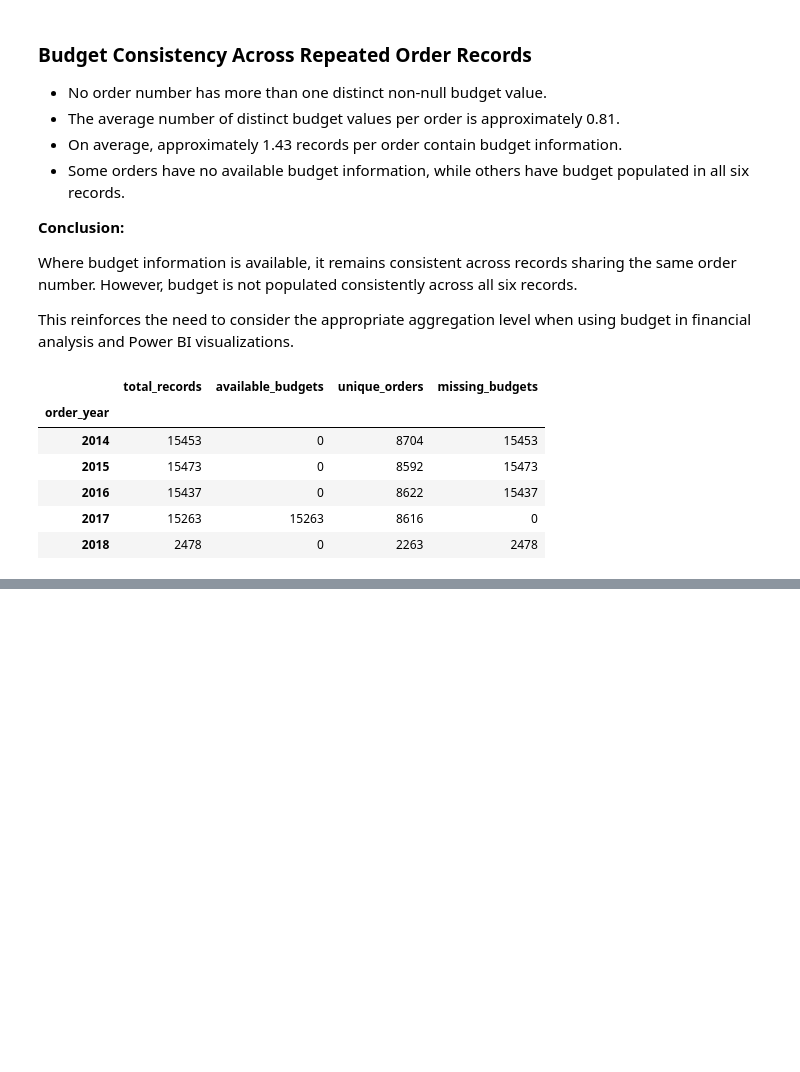
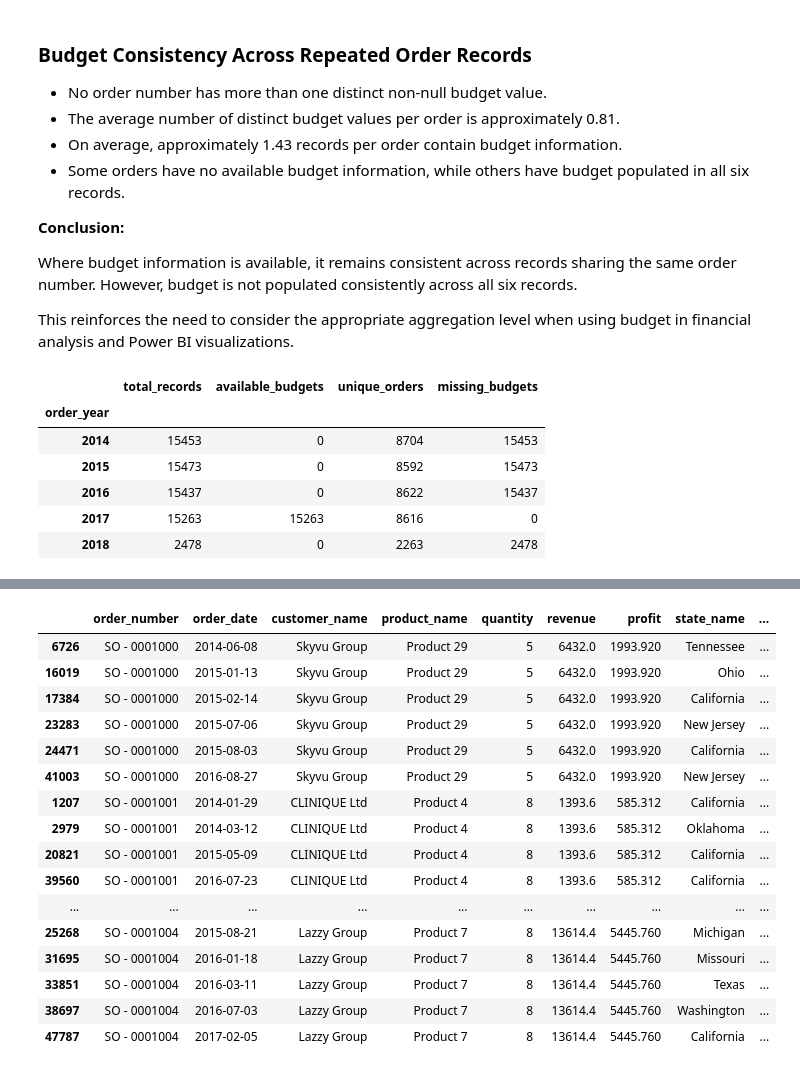
Before and after one commit to esthermaina36/sales-analysis-project, a Jupyter notebook: notebooks/01_sales_data_exploration.ipynb, the cells around one changed output, grey strips where cells are left out. Cells and saved outputs as stored; diff of their text form; code cells hidden in the pictures; blank space fills up the shorter version.

```diff
--- a/notebooks/01_sales_data_exploration.ipynb
+++ b/notebooks/01_sales_data_exploration.ipynb
@@ -941,0 +964,40 @@ budget_by_year
+# %%
+sample_orders = [
+    'SO - 0001000',
+    'SO - 0001001',
+    'SO - 0001002',
+    'SO - 0001003',
+    'SO - 0001004'
+]
+
+df[df['order_number'].isin(sample_orders)][
+    [
+        'order_number',
+        'order_date',
+        'customer_name',
+        'product_name',
+        'quantity',
+        'revenue',
+        'profit',
+        'state_name',
+        'us_region'
+    ]
+].sort_values(['order_number', 'order_date'])
+# %% [output]
+|  | order_number | order_date | customer_name | product_name | quantity | revenue | profit | state_name | ... |
+| 6726 | SO - 0001000 | 2014-06-08 | Skyvu Group | Product 29 | 5 | 6432.0 | 1993.920 | Tennessee | ... |
+| 16019 | SO - 0001000 | 2015-01-13 | Skyvu Group | Product 29 | 5 | 6432.0 | 1993.920 | Ohio | ... |
+| 17384 | SO - 0001000 | 2015-02-14 | Skyvu Group | Product 29 | 5 | 6432.0 | 1993.920 | California | ... |
+| 23283 | SO - 0001000 | 2015-07-06 | Skyvu Group | Product 29 | 5 | 6432.0 | 1993.920 | New Jersey | ... |
+| 24471 | SO - 0001000 | 2015-08-03 | Skyvu Group | Product 29 | 5 | 6432.0 | 1993.920 | California | ... |
+| 41003 | SO - 0001000 | 2016-08-27 | Skyvu Group | Product 29 | 5 | 6432.0 | 1993.920 | New Jersey | ... |
+| 1207 | SO - 0001001 | 2014-01-29 | CLINIQUE Ltd | Product 4 | 8 | 1393.6 | 585.312 | California | ... |
+| 2979 | SO - 0001001 | 2014-03-12 | CLINIQUE Ltd | Product 4 | 8 | 1393.6 | 585.312 | Oklahoma | ... |
+| 20821 | SO - 0001001 | 2015-05-09 | CLINIQUE Ltd | Product 4 | 8 | 1393.6 | 585.312 | California | ... |
+| 39560 | SO - 0001001 | 2016-07-23 | CLINIQUE Ltd | Product 4 | 8 | 1393.6 | 585.312 | California | ... |
+| ... | ... | ... | ... | ... | ... | ... | ... | ... | ... |
+| 25268 | SO - 0001004 | 2015-08-21 | Lazzy Group | Product 7 | 8 | 13614.4 | 5445.760 | Michigan | ... |
+| 31695 | SO - 0001004 | 2016-01-18 | Lazzy Group | Product 7 | 8 | 13614.4 | 5445.760 | Missouri | ... |
+| 33851 | SO - 0001004 | 2016-03-11 | Lazzy Group | Product 7 | 8 | 13614.4 | 5445.760 | Texas | ... |
+| 38697 | SO - 0001004 | 2016-07-03 | Lazzy Group | Product 7 | 8 | 13614.4 | 5445.760 | Washington | ... |
+| 47787 | SO - 0001004 | 2017-02-05 | Lazzy Group | Product 7 | 8 | 13614.4 | 5445.760 | California | ... |
```
Also changed, not shown: parts of 84 cells of this notebook.
